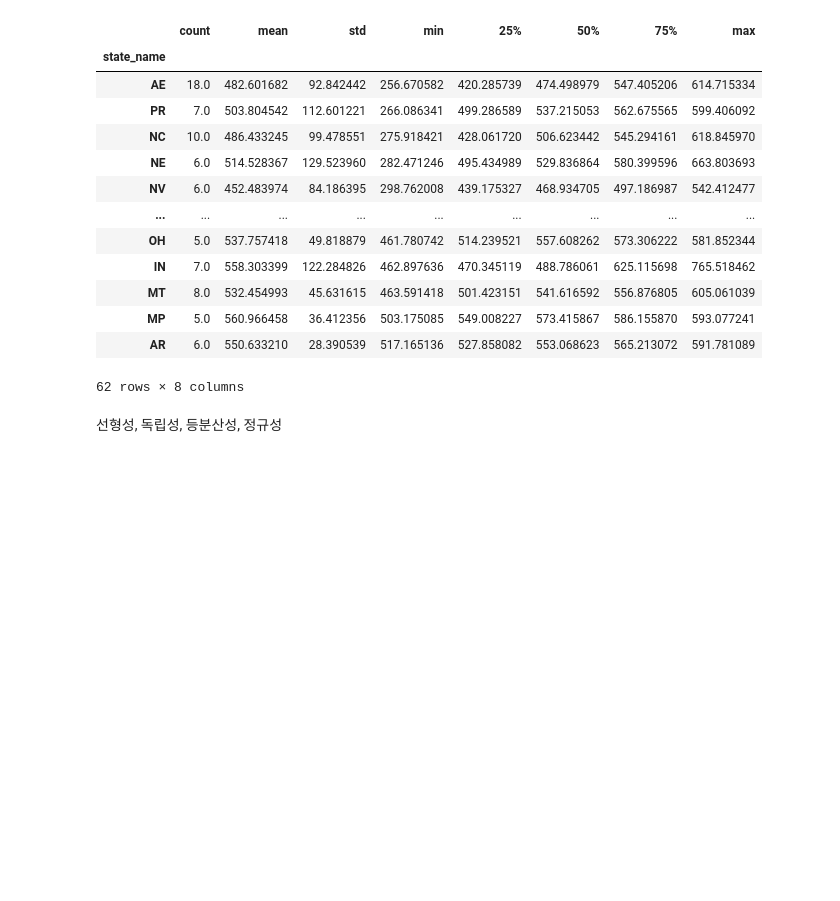
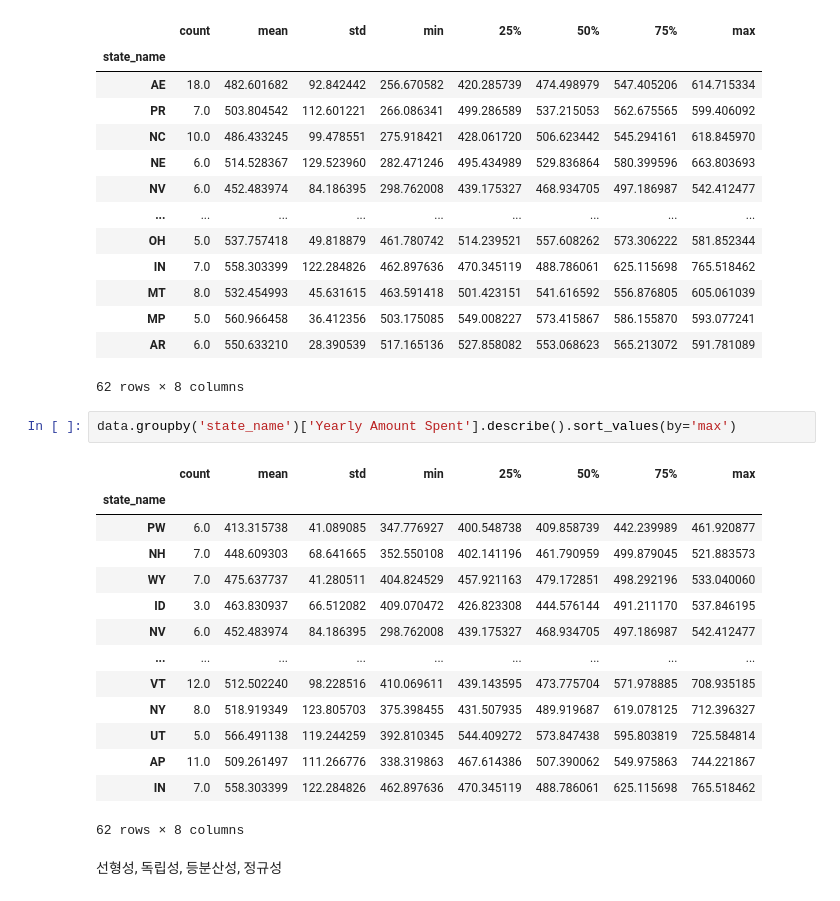
Before and after one commit to haezeong/fintech_service, a Jupyter notebook: 06_machine_learning/13_회귀분석2_고객별연간지출액예측.ipynb, the cells around one changed output. Cells and saved outputs as stored; diff of their text form; blank space fills up the shorter version.

```diff
--- a/06_machine_learning/13_회귀분석2_고객별연간지출액예측.ipynb
+++ b/06_machine_learning/13_회귀분석2_고객별연간지출액예측.ipynb
@@ -263,6 +230,23 @@ data.groupby('state_name')['Yearly Amount Spent'].describe().sort_values(by='min
 | MP | 5.0 | 560.966458 | 36.412356 | 503.175085 | 549.008227 | 573.415867 | 586.155870 | 593.077241 |
 | AR | 6.0 | 550.633210 | 28.390539 | 517.165136 | 527.858082 | 553.068623 | 565.213072 | 591.781089 |
 62 rows × 8 columns
+# %%
+data.groupby('state_name')['Yearly Amount Spent'].describe().sort_values(by='max')
+# %% [output]
+|  | count | mean | std | min | 25% | 50% | 75% | max |
+| state_name |  |  |  |  |  |  |  |  |
+| PW | 6.0 | 413.315738 | 41.089085 | 347.776927 | 400.548738 | 409.858739 | 442.239989 | 461.920877 |
+| NH | 7.0 | 448.609303 | 68.641665 | 352.550108 | 402.141196 | 461.790959 | 499.879045 | 521.883573 |
+| WY | 7.0 | 475.637737 | 41.280511 | 404.824529 | 457.921163 | 479.172851 | 498.292196 | 533.040060 |
+| ID | 3.0 | 463.830937 | 66.512082 | 409.070472 | 426.823308 | 444.576144 | 491.211170 | 537.846195 |
+| NV | 6.0 | 452.483974 | 84.186395 | 298.762008 | 439.175327 | 468.934705 | 497.186987 | 542.412477 |
+| ... | ... | ... | ... | ... | ... | ... | ... | ... |
+| VT | 12.0 | 512.502240 | 98.228516 | 410.069611 | 439.143595 | 473.775704 | 571.978885 | 708.935185 |
+| NY | 8.0 | 518.919349 | 123.805703 | 375.398455 | 431.507935 | 489.919687 | 619.078125 | 712.396327 |
+| UT | 5.0 | 566.491138 | 119.244259 | 392.810345 | 544.409272 | 573.847438 | 595.803819 | 725.584814 |
+| AP | 11.0 | 509.261497 | 111.266776 | 338.319863 | 467.614386 | 507.390062 | 549.975863 | 744.221867 |
+| IN | 7.0 | 558.303399 | 122.284826 | 462.897636 | 470.345119 | 488.786061 | 625.115698 | 765.518462 |
+62 rows × 8 columns
 # %% [markdown]
 선형성, 독립성, 등분산성, 정규성
 # %% [markdown]
```
Also changed, not shown: parts of 58 cells of this notebook, 1 other file.
